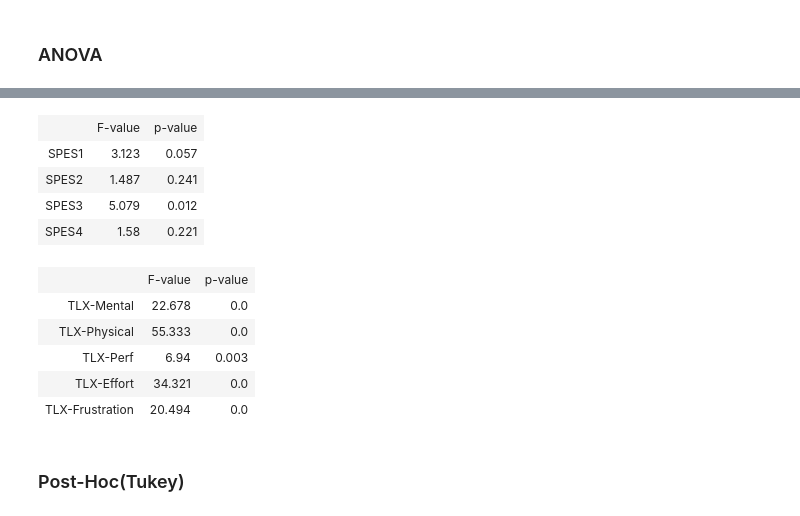
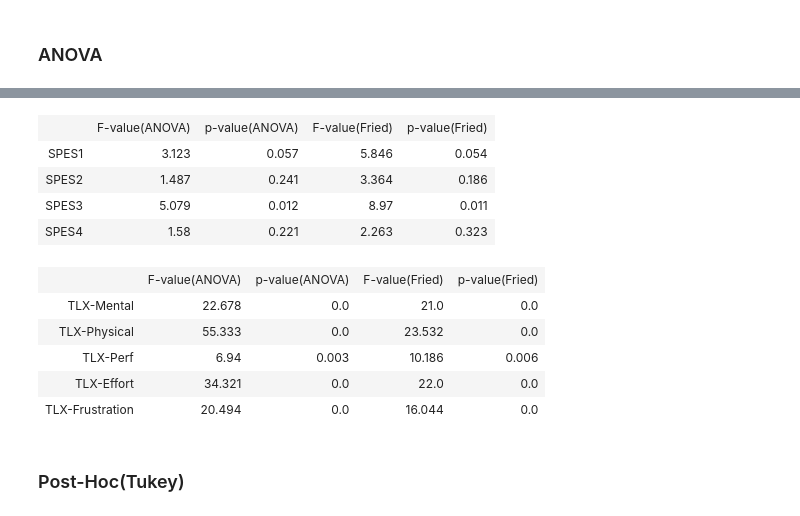
Before and after one commit to outtoin/statistics_practice, a Jupyter notebook: JediFlight_Statistics.ipynb, the cells around one changed output, grey strips where cells are left out. Drawn from its saved outputs; the diff is of its cells as text; code cells hidden in the pictures.

```diff
--- a/JediFlight_Statistics.ipynb
+++ b/JediFlight_Statistics.ipynb
@@ -382,6 +383,21 @@ def onewayAnova(df, columns, rev=None):
                                            tmpSeries[tmpSeries['Task'] == 'COM'][column])])
 
     return ret
+# %%
+def friedmanTest(df, columns, rev=None):
+    ret = []
+    temp = df.copy(deep=True)
+    if rev is not None:
+        for pair in rev:
+            temp[pair[0]] = df[pair[0]].apply(lambda x: pair[1] - x)
+
+    for column in columns:
+        tmpSeries = temp[[column, 'Task']]
+        ret.append([column, stats.friedmanchisquare(tmpSeries[tmpSeries['Task'] == 'T1'][column],
+                                                    tmpSeries[tmpSeries['Task'] == 'T2'][column],
+                                                    tmpSeries[tmpSeries['Task'] == 'COM'][column])])
+
+    return ret
 # %%
 vreq_columns = [x for x in vreq_df.columns if x is not 'Task']
 spes_columns = [x for x in spes_df.columns if x is not 'Task']
@@ -390,3 +406,7 @@ tlx_columns = [x for x in tlx_df.columns if x is not 'Task']
 vreq_stats = onewayAnova(vreq_df, vreq_columns, [['VREQ6', 6]])
 spes_stats = onewayAnova(spes_df, spes_columns)
 tlx_stats = onewayAnova(tlx_df, tlx_columns, [['TLX-Perf', 8]])
+# %%
+vreq_fried = friedmanTest(vreq_df, vreq_columns, [['VREQ6', 6]])
+spes_fried = friedmanTest(spes_df, spes_columns)
+tlx_fried = friedmanTest(tlx_df, tlx_columns, [['TLX-Perf', 8]])
@@ -393,8 +417,11 @@ tlx_stats = onewayAnova(tlx_df, tlx_columns, [['TLX-Perf', 8]])
 # %%
-def make_table_elem(stats):
+def make_table_elem(stats, fried):
     li = []
-    for stat in stats:
-        li.append([stat[0], round(stat[1][0], 3), round(stat[1][1], 3)])
 
-    return [['', 'F-value', 'p-value']] + li
+    assert len(stats) == len(fried)
+
+    for i in range(len(stats)):
+        li.append([stats[i][0], round(stats[i][1][0], 3), round(stats[i][1][1], 3), round(fried[i][1][0], 3), round(fried[i][1][1], 3)])
+
+    return [['', 'F-value(ANOVA)', 'p-value(ANOVA)', 'F-value(Fried)', 'p-value(Fried)']] + li
 # %%
@@ -411,20 +438,20 @@ display(HTML(tabulate.tabulate(make_table_elem(vreq_stats), tablefmt='html')))
 # %%
-display(HTML(tabulate.tabulate(make_table_elem(spes_stats), tablefmt='html')))
+display(HTML(tabulate.tabulate(make_table_elem(spes_stats, spes_fried), tablefmt='html')))
 # %% [output]
-|  | F-value | p-value |
-| SPES1 | 3.123 | 0.057 |
-| SPES2 | 1.487 | 0.241 |
-| SPES3 | 5.079 | 0.012 |
-| SPES4 | 1.58 | 0.221 |
+|  | F-value(ANOVA) | p-value(ANOVA) | F-value(Fried) | p-value(Fried) |
+| SPES1 | 3.123 | 0.057 | 5.846 | 0.054 |
+| SPES2 | 1.487 | 0.241 | 3.364 | 0.186 |
+| SPES3 | 5.079 | 0.012 | 8.97 | 0.011 |
+| SPES4 | 1.58 | 0.221 | 2.263 | 0.323 |
 # %%
-display(HTML(tabulate.tabulate(make_table_elem(tlx_stats), tablefmt='html')))
+display(HTML(tabulate.tabulate(make_table_elem(tlx_stats, tlx_fried), tablefmt='html')))
 # %% [output]
-|  | F-value | p-value |
-| TLX-Mental | 22.678 | 0.0 |
-| TLX-Physical | 55.333 | 0.0 |
-| TLX-Perf | 6.94 | 0.003 |
-| TLX-Effort | 34.321 | 0.0 |
-| TLX-Frustration | 20.494 | 0.0 |
+|  | F-value(ANOVA) | p-value(ANOVA) | F-value(Fried) | p-value(Fried) |
+| TLX-Mental | 22.678 | 0.0 | 21.0 | 0.0 |
+| TLX-Physical | 55.333 | 0.0 | 23.532 | 0.0 |
+| TLX-Perf | 6.94 | 0.003 | 10.186 | 0.006 |
+| TLX-Effort | 34.321 | 0.0 | 22.0 | 0.0 |
+| TLX-Frustration | 20.494 | 0.0 | 16.044 | 0.0 |
 # %% [markdown]
 ### Post-Hoc(Tukey)
 # %%
```
Also changed, not shown: parts of 6 cells of this notebook, 2 other files.
